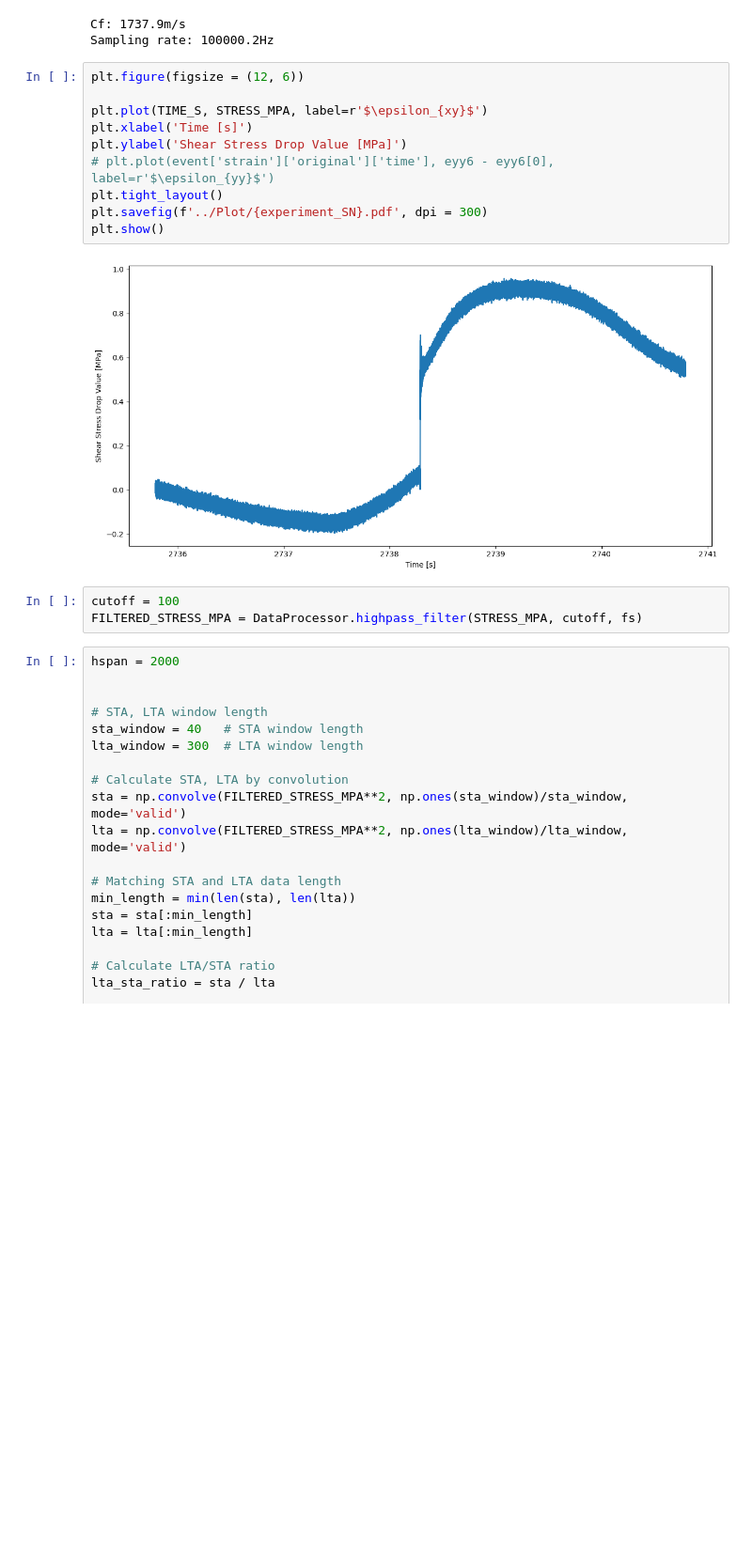
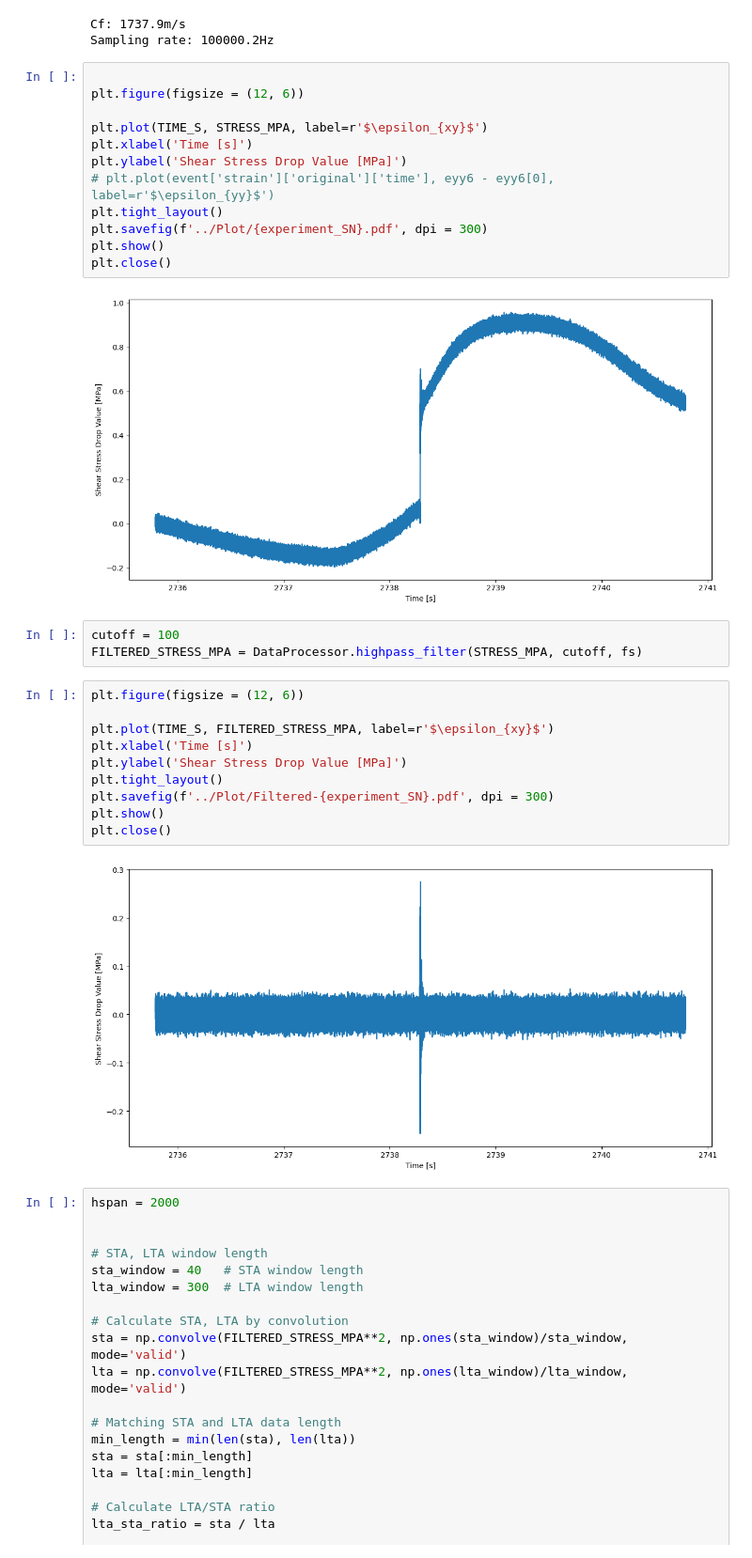
Before and after one commit to Gauss963/PSU-Dynamic-Strain, a Jupyter notebook: Code/p5993.ipynb, the cells around one changed output. Shown at 94% size. Cells and saved outputs as stored; diff of their text form; blank space fills up the shorter version.

```diff
--- a/Code/p5993.ipynb
+++ b/Code/p5993.ipynb
@@ -44,6 +44,7 @@ STRESS_MPA *= -1
 Cf: 1737.9m/s
 Sampling rate: 100000.2Hz
 # %%
+
 plt.figure(figsize = (12, 6))
 
 plt.plot(TIME_S, STRESS_MPA, label=r'$\epsilon_{xy}$')
@@ -53,11 +54,24 @@ plt.ylabel('Shear Stress Drop Value [MPa]')
 plt.tight_layout()
 plt.savefig(f'../Plot/{experiment_SN}.pdf', dpi = 300)
 plt.show()
+plt.close()
 # %% [output]
 [figure]
 # %%
 cutoff = 100
 FILTERED_STRESS_MPA = DataProcessor.highpass_filter(STRESS_MPA, cutoff, fs)
+# %%
+plt.figure(figsize = (12, 6))
+
+plt.plot(TIME_S, FILTERED_STRESS_MPA, label=r'$\epsilon_{xy}$')
+plt.xlabel('Time [s]')
+plt.ylabel('Shear Stress Drop Value [MPa]')
+plt.tight_layout()
+plt.savefig(f'../Plot/Filtered-{experiment_SN}.pdf', dpi = 300)
+plt.show()
+plt.close()
+# %% [output]
+[figure, added]
 # %%
 hspan = 2000
 
```
Also changed, not shown: 4 other files.
